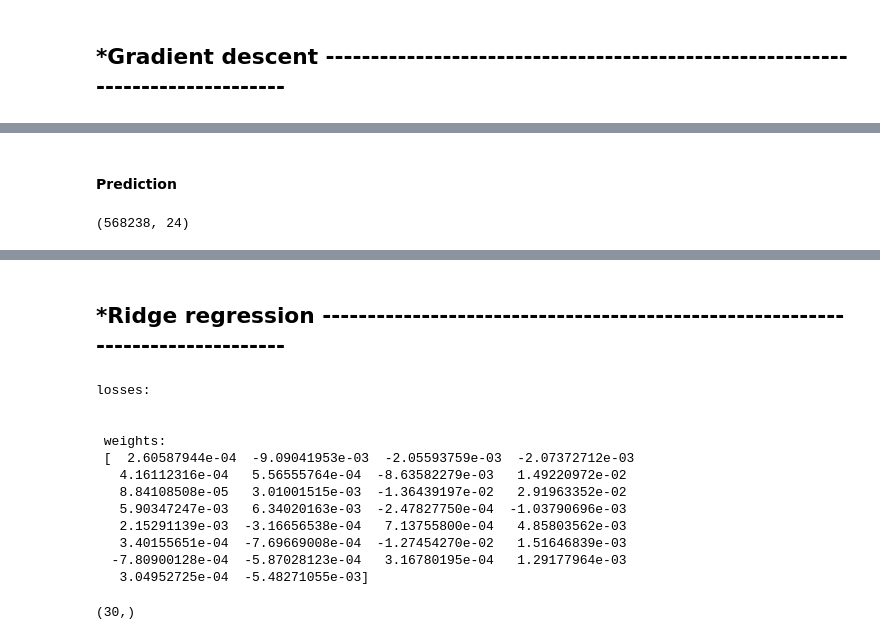
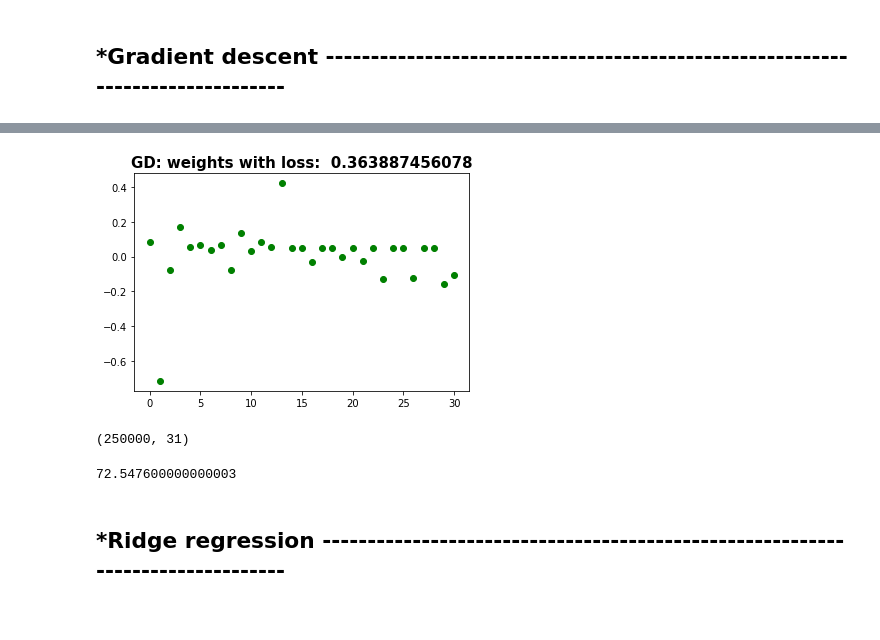
Before and after one commit to LucaZampieri/LMO_ML, a Jupyter notebook: project1/main.ipynb, the cells around one changed output, grey strips where cells are left out. Drawn from its saved outputs; the diff is of its cells as text; code cells hidden in the pictures.

```diff
--- a/project1/main.ipynb
+++ b/project1/main.ipynb
@@ -162,12 +124,15 @@ Gradient Descent(49/49): loss=nan, w0=nan, w1=nan
-# %% [markdown]
-#### Prediction
-# %%
-data = tx_test1
-data.shape
-# %% [output]
-(568238, 24)
-# %%
-y_pred = predict_labels(weights, data)
-# %%
-name = 'ye'
-create_csv_submission(ids_test, y_pred, name)
+# %%
+def func_GD (y, tx, test_set, max_iters, gamma, initial_w):
+    name = 'Gradient_descent'
+    w,loss = least_squares_GD(y, tx, initial_w, max_iters, gamma,fct='mse');
+    y_pred = predict_labels(w, test_set)
+    create_csv_submission(ids_test, y_pred, name)
+
+    plt.plot(w, 'go')
+    plt.title('GD: weights with loss:  '+str(loss),fontsize=15, fontweight='bold');
+    plt.show()
+
+    return w, loss
+# %%
+w, loss = func_GD (y=y_train, tx=tx_train, test_set=tx_test, max_iters=500,gamma=0.05, initial_w=initial_w);
+# %% [output]
@@ -174,25 +156,14 @@ create_csv_submission(ids_test, y_pred, name)
+[figure, added]
+# %%
+w.shape
+tx_train.shape
+# %% [output]
+(250000, 31)
+# %%
+    y_pred_train = predict_labels(w, tx_train)
+    right_train = np.sum(y_pred_train == y_train)/len(y_train)*100
+    right_train
+# %% [output]
+72.547600000000003
 # %% [markdown]
 ## *Ridge regression    -------------------------------------------------------------------------------
-# %%
-gamma = 0.9
-max_iters = 50
-lambda_ = 1
-#losses, weights = least_squares_GD(y, tx, initial_w, max_iters, gamma);
-weights = ridge_regression(y, tx, lambda_);
-print('losses: \n','\n\n','weights: \n',weights)
-weights = np.array(weights).T#[-1,:] uncomment for gradient descent
-weights.shape
-# %% [output]
-losses:
-
-
- weights:
- [  2.60587944e-04  -9.09041953e-03  -2.05593759e-03  -2.07372712e-03
-   4.16112316e-04   5.56555764e-04  -8.63582279e-03   1.49220972e-02
-   8.84108508e-05   3.01001515e-03  -1.36439197e-02   2.91963352e-02
-   5.90347247e-03   6.34020163e-03  -2.47827750e-04  -1.03790696e-03
-   2.15291139e-03  -3.16656538e-04   7.13755800e-04   4.85803562e-03
-   3.40155651e-04  -7.69669008e-04  -1.27454270e-02   1.51646839e-03
-  -7.80900128e-04  -5.87028123e-04   3.16780195e-04   1.29177964e-03
-   3.04952725e-04  -5.48271055e-03]
-(30,)
```
Also changed, not shown: parts of 41 cells of this notebook, 2 other files.
